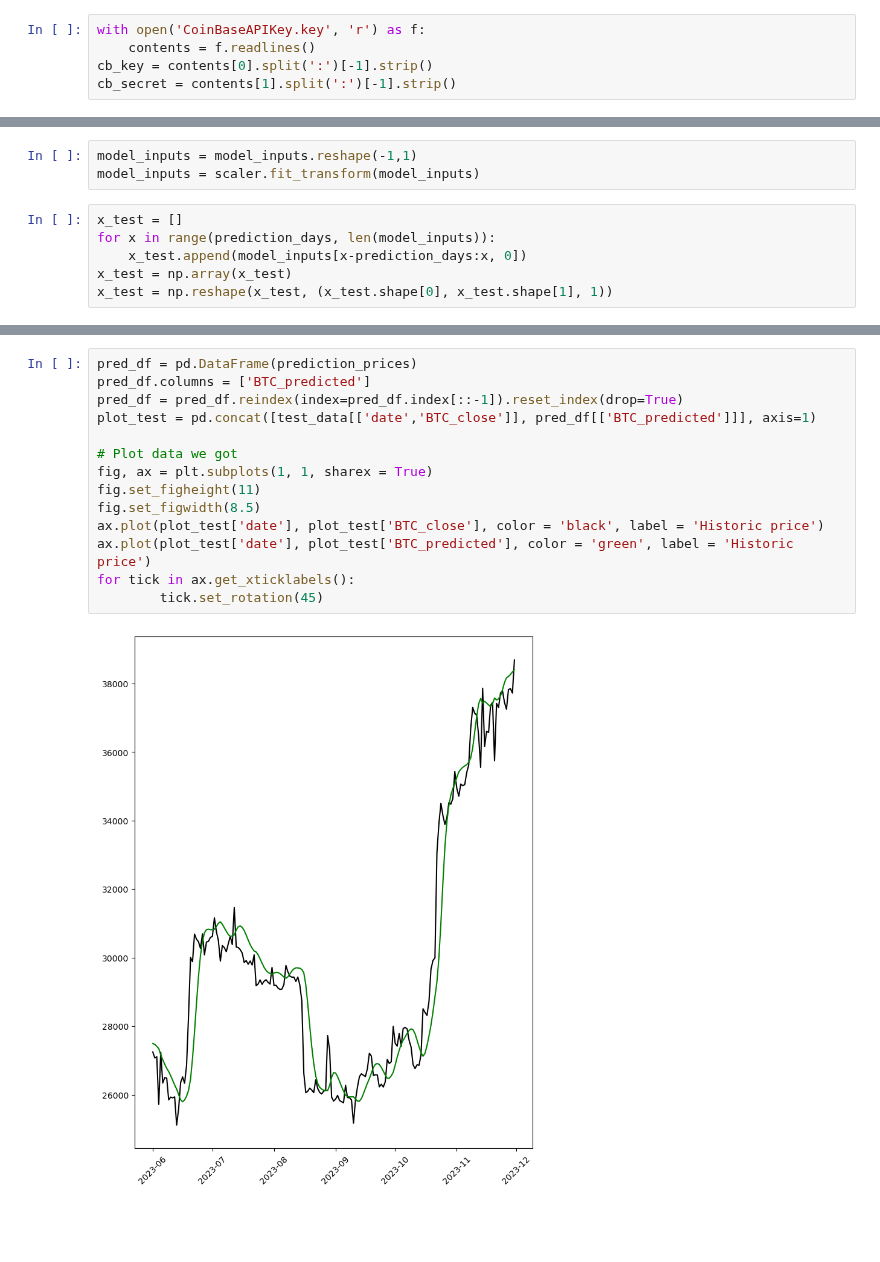
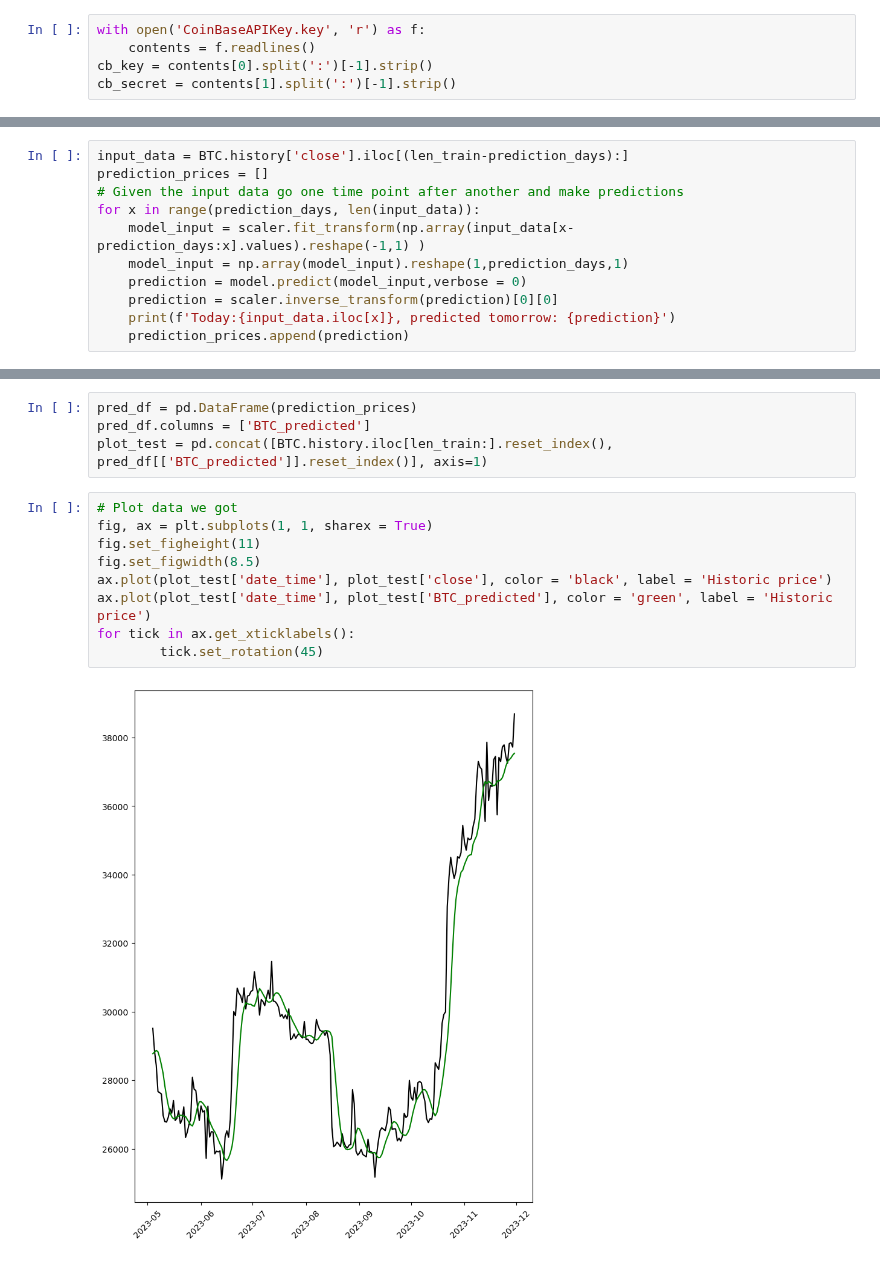
Before and after one commit to ArtemChemist/crypto, a Jupyter notebook: test clases.ipynb, the cells around one changed output, grey strips where cells are left out. Drawn from its saved outputs; the diff is of its cells as text; blank space fills up the shorter version.

Commit message:
chnged to step-wise prediction

```diff
--- a/test clases.ipynb
+++ b/test clases.ipynb
@@ -178,9 +91,0 @@ len(model_inputs)
-# %%
-model_inputs = model_inputs.reshape(-1,1)
-model_inputs = scaler.fit_transform(model_inputs)
-# %%
-x_test = []
-for x in range(prediction_days, len(model_inputs)):
-    x_test.append(model_inputs[x-prediction_days:x, 0])
-x_test = np.array(x_test)
-x_test = np.reshape(x_test, (x_test.shape[0], x_test.shape[1], 1))
@@ -209,0 +112,11 @@ prediction_prices = scaler.inverse_transform(prediction_prices)
+# %%
+input_data = BTC.history['close'].iloc[(len_train-prediction_days):]
+prediction_prices = []
+# Given the input data go one time point after another and make predictions
+for x in range(prediction_days, len(input_data)):
+    model_input = scaler.fit_transform(np.array(input_data[x-prediction_days:x].values).reshape(-1,1) )
+    model_input = np.array(model_input).reshape(1,prediction_days,1)
+    prediction = model.predict(model_input,verbose = 0)
+    prediction = scaler.inverse_transform(prediction)[0][0]
+    print(f'Today:{input_data.iloc[x]}, predicted tomorrow: {prediction}')
+    prediction_prices.append(prediction)
@@ -210,16 +141,15 @@ prediction_prices = scaler.inverse_transform(prediction_prices)
+# %%
+pred_df = pd.DataFrame(prediction_prices)
+pred_df.columns = ['BTC_predicted']
+plot_test = pd.concat([BTC.history.iloc[len_train:].reset_index(), pred_df[['BTC_predicted']].reset_index()], axis=1)
 # %%
-pred_df = pd.DataFrame(prediction_prices)
-pred_df.columns = ['BTC_predicted']
-pred_df = pred_df.reindex(index=pred_df.index[::-1]).reset_index(drop=True)
-plot_test = pd.concat([test_data[['date','BTC_close']], pred_df[['BTC_predicted']]], axis=1)
-
 # Plot data we got
 fig, ax = plt.subplots(1, 1, sharex = True)
 fig.set_figheight(11)
 fig.set_figwidth(8.5)
-ax.plot(plot_test['date'], plot_test['BTC_close'], color = 'black', label = 'Historic price')
-ax.plot(plot_test['date'], plot_test['BTC_predicted'], color = 'green', label = 'Historic price')
+ax.plot(plot_test['date_time'], plot_test['close'], color = 'black', label = 'Historic price')
+ax.plot(plot_test['date_time'], plot_test['BTC_predicted'], color = 'green', label = 'Historic price')
 for tick in ax.get_xticklabels():
         tick.set_rotation(45)
 # %% [output]
-[figure, old version]
+[figure, new version]
```
Also changed, not shown: parts of 13 cells of this notebook.
